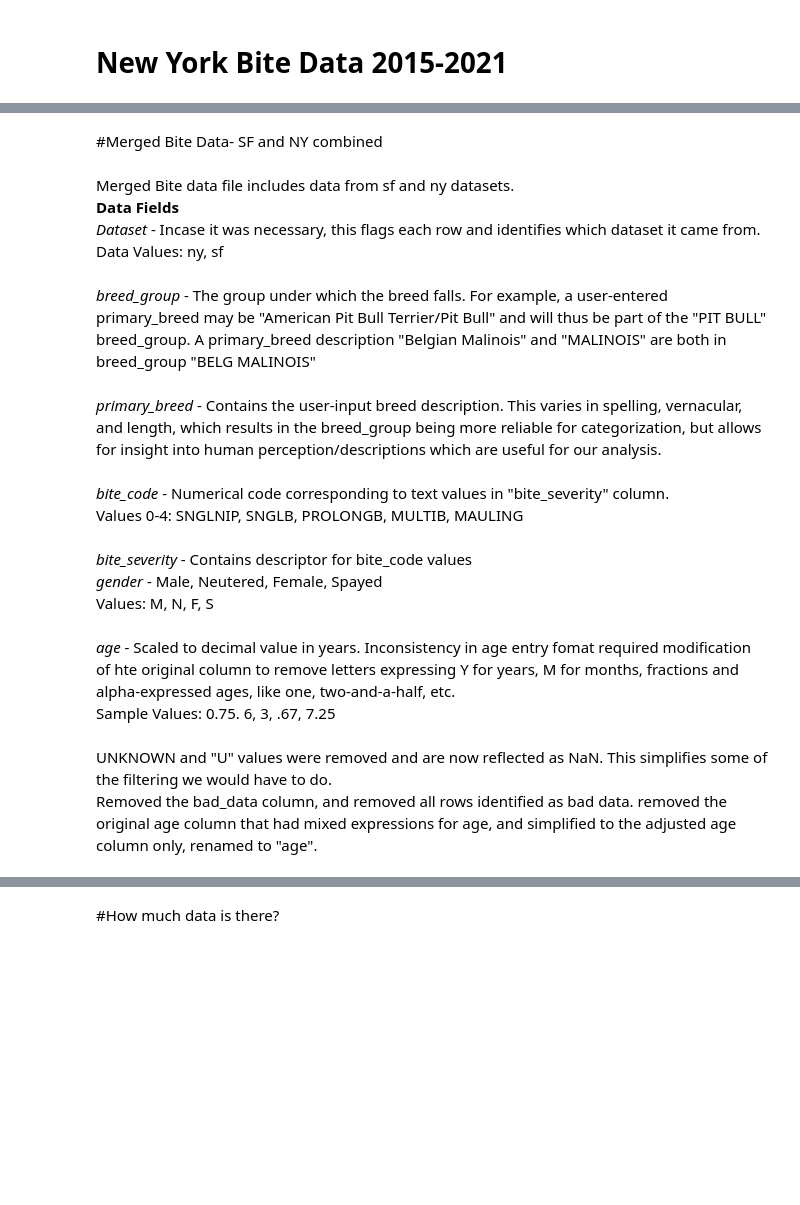
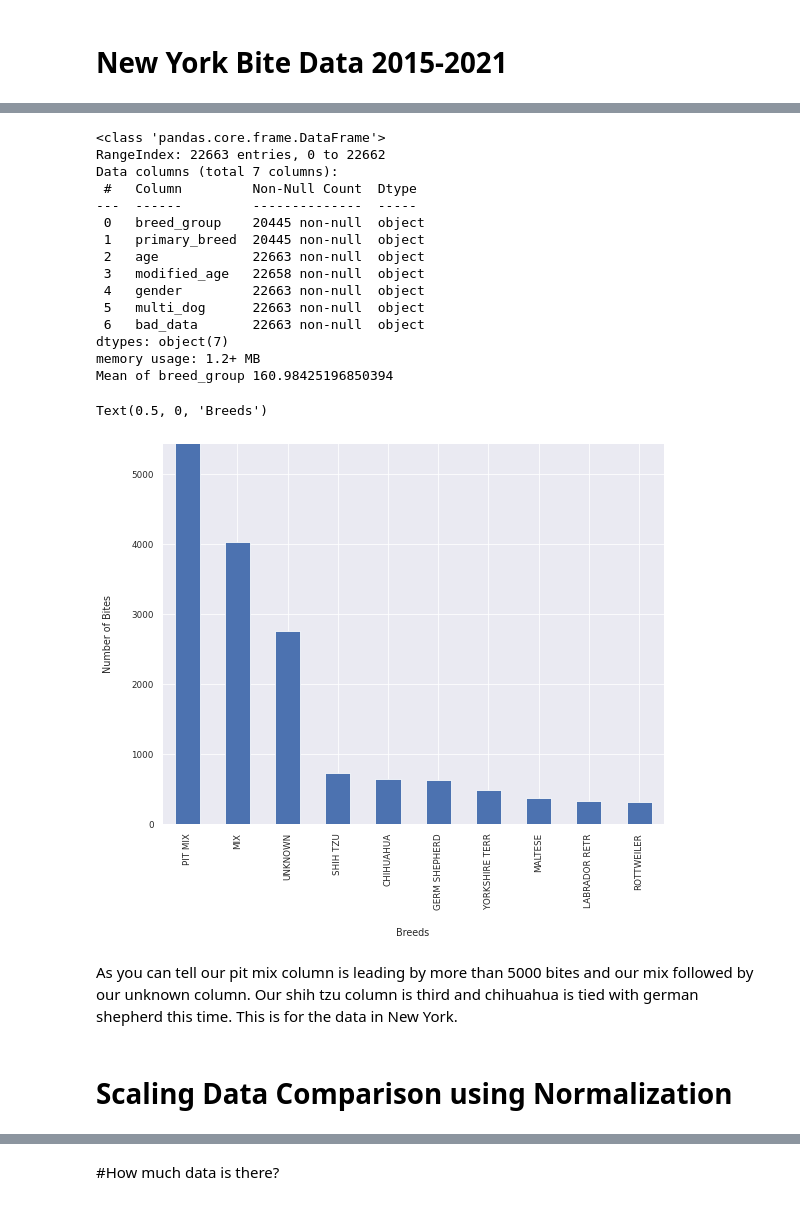
Before and after one commit to abellizzistudent/CST383_Project, a Jupyter notebook: SAV.ipynb, the cells around one changed output, grey strips where cells are left out. Drawn from its saved outputs; the diff is of its cells as text; code cells hidden in the pictures; blank space fills up the shorter version.

```diff
--- a/SAV.ipynb
+++ b/SAV.ipynb
@@ -151,2 +424,0 @@ df_ny['breed_group'].value_counts().nlargest(10).plot(kind='bar')
-# %% [markdown]
-#Merged Bite Data- SF and NY combined
@@ -155,18 +425,31 @@ df_md = pd.read_csv("/content/drive/Shareddrives/Data Science Project/DogBiteDat
-# %% [markdown]
-Merged Bite data file includes data from sf and ny datasets.
-<br>**Data Fields**
-<br>*Dataset* - Incase it was necessary, this flags each row and identifies which dataset it came from.
-<br>Data Values: ny, sf
-<br><br>*breed_group* - The group under which the breed falls. For example, a user-entered primary_breed may be "American Pit Bull Terrier/Pit Bull" and will thus be part of the "PIT BULL" breed_group. A primary_breed description "Belgian Malinois" and "MALINOIS" are both in breed_group "BELG MALINOIS"
-<br><br>*primary_breed* - Contains the user-input breed description. This varies in spelling, vernacular, and length, which results in the breed_group being more reliable for categorization, but allows for insight into human perception/descriptions which are useful for our analysis.
-<br><br>*bite_code* - Numerical code corresponding to text values in "bite_severity" column.
-<br>Values 0-4: SNGLNIP, SNGLB, PROLONGB, MULTIB, MAULING
-<br><br>*bite_severity* - Contains descriptor for bite_code values
-<br>*gender* - Male, Neutered, Female, Spayed
-<br>Values: M, N, F, S
-<br><br>*age* - Scaled to decimal value in years. Inconsistency in age entry fomat required modification of hte original column to remove letters expressing Y for years, M for months, fractions and alpha-expressed ages, like one, two-and-a-half, etc.
-<br>Sample Values: 0.75. 6, 3, .67, 7.25
-<br>
-<br>UNKNOWN and "U" values were removed and are now reflected as NaN. This simplifies some of the filtering we would have to do.
-<br>Removed the bad_data column, and removed all rows identified as bad data.
-removed the original age column that had mixed expressions for age, and simplified to the adjusted age column only, renamed to "age".
+# %%
+#print(df_ny.head())
+df_ny.info()
+
+mean_ny = df_ny["breed_group"].value_counts().mean()
+print("Mean of breed_group", mean_ny)
+df_ny['breed_group'].value_counts().nlargest(10).plot(kind='bar')
+plt.ylabel("Number of Bites")
+plt.xlabel("Breeds")
+# %% [output]
+<class 'pandas.core.frame.DataFrame'>
+RangeIndex: 22663 entries, 0 to 22662
+Data columns (total 7 columns):
+ #   Column         Non-Null Count  Dtype
+---  ------         --------------  -----
+ 0   breed_group    20445 non-null  object
+ 1   primary_breed  20445 non-null  object
+ 2   age            22663 non-null  object
+ 3   modified_age   22658 non-null  object
+ 4   gender         22663 non-null  object
+ 5   multi_dog      22663 non-null  object
+ 6   bad_data       22663 non-null  object
+dtypes: object(7)
+memory usage: 1.2+ MB
+Mean of breed_group 160.98425196850394
+Text(0.5, 0, 'Breeds')
+[figure, added]
+# %% [markdown]
+As you can tell our pit mix column is leading by more than 5000 bites and our mix followed by our unknown column.  Our shih tzu column is third and chihuahua is tied with german shepherd this time.  This is for the data in New York.
+# %% [markdown]
+# Scaling Data Comparison using Normalization
```
Also changed, not shown: parts of 55 cells of this notebook.
